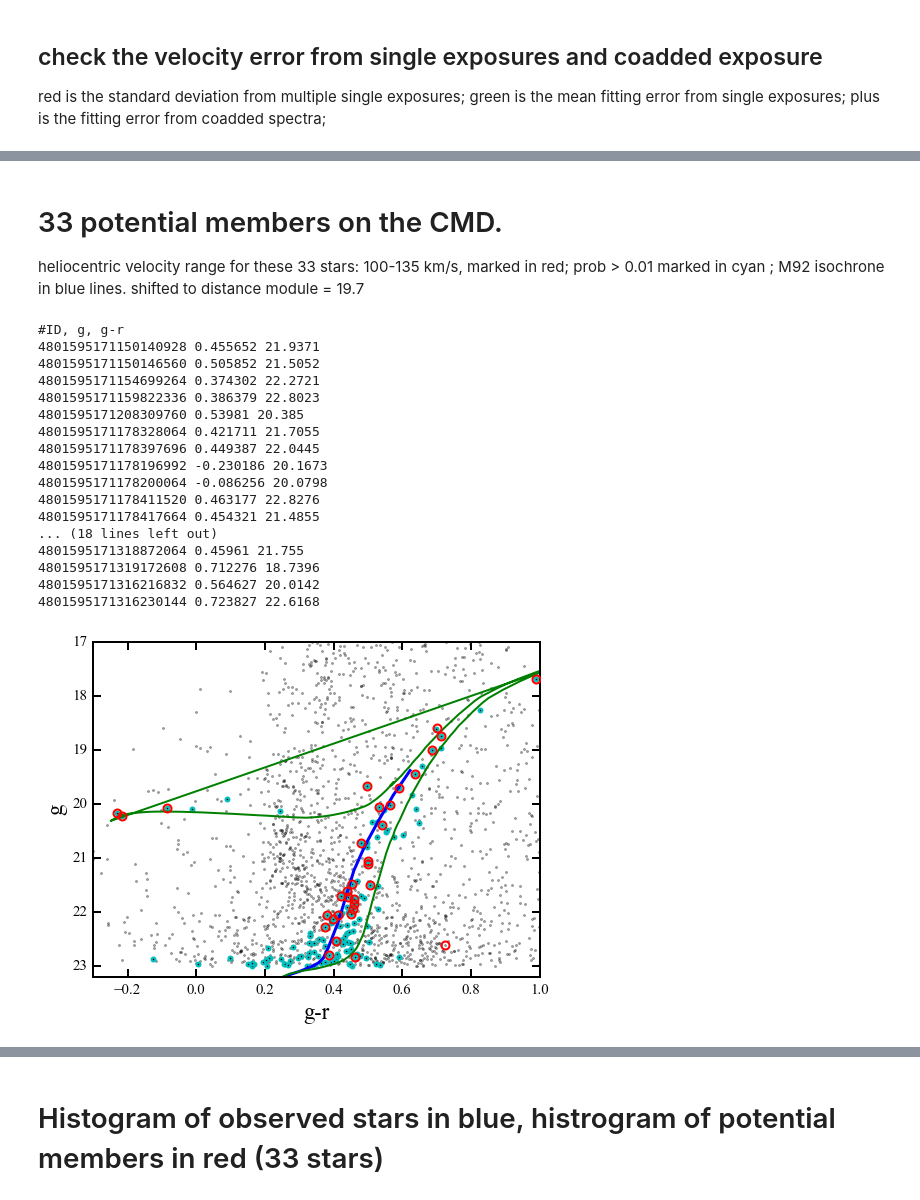
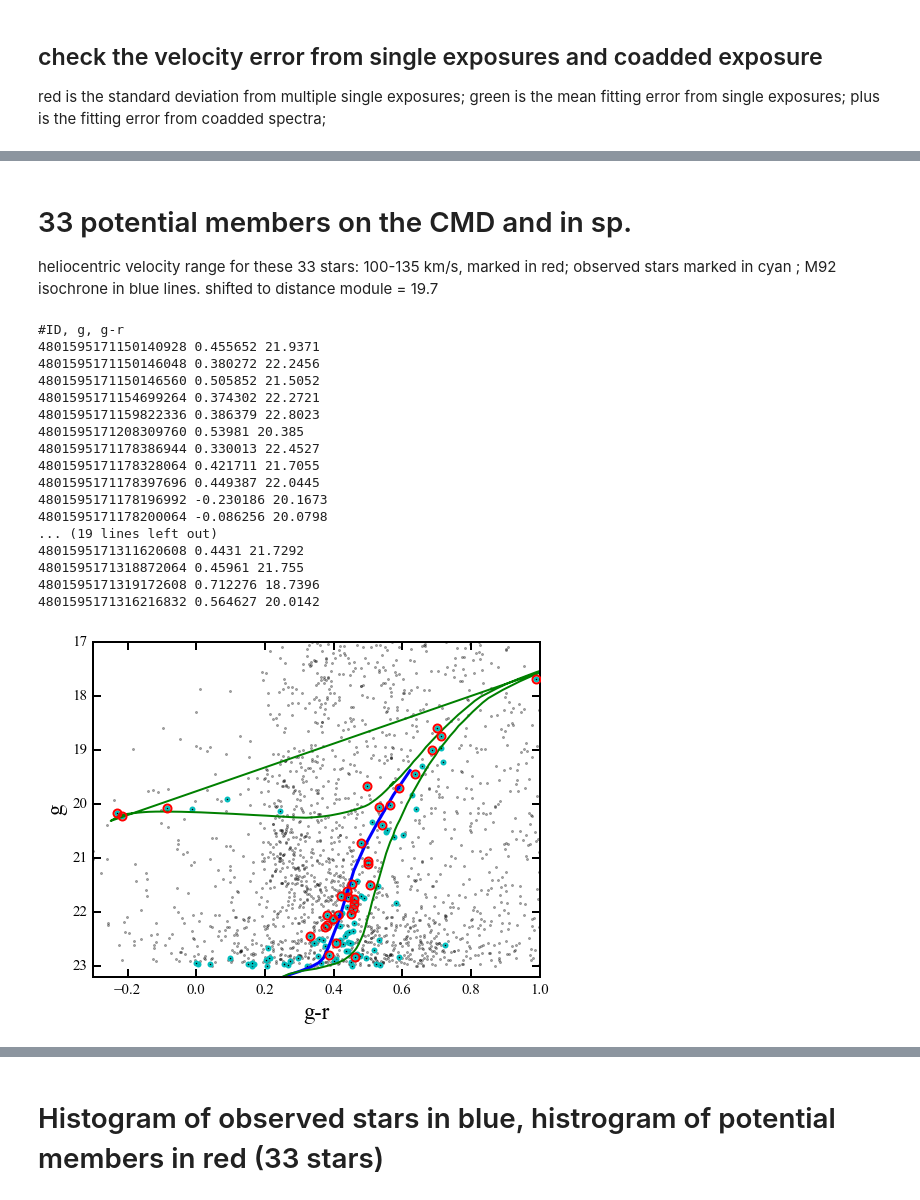
Before and after one commit to sazabi4/test, a Jupyter notebook: Hor_I_reduction_notes.ipynb, the cells around one changed output, grey strips where cells are left out. Saved outputs shown, nothing was run; the diff lists cells and outputs as text; code cells hidden in the pictures.

```diff
--- a/Hor_I_reduction_notes.ipynb
+++ b/Hor_I_reduction_notes.ipynb
@@ -192,8 +192,8 @@ for i in targetlist:
         b = temp.statistic - temp.minmax[0]
         c = temp.minmax[1] - temp.statistic
         #print a, b, c
-        plt.errorbar(np.sqrt(np.mean(rverrlist)**2+0.3**2), a, yerr = np.vstack((b,c)),marker='o',color='k')
-        #plt.plot(np.sqrt(np.mean(rverrlist)**2+0.**2), np.std(sigmaclip(rvlist,low=3, high=3)[0]),'+k',ms=10)
+        plt.errorbar(np.sqrt(np.mean(rverrlist)**2+0.**2), a, yerr = np.vstack((b,c)),marker='o',color='k')
+        #plt.plot(np.sqrt(np.mean(rverrlist)**2+0.36**2), np.std(sigmaclip(rvlist,low=3, high=3)[0]),'+k',ms=10)
         #plt.plot(np.mean(rverrlist), np.std(rvlist),'+k',ms=10)
     k += 1
 
@@ -234,7 +234,7 @@ for i in targetlist:
     plt.plot(maglist[k], np.median(rverrlist),'gd')
     k += 1
 
-master = np.genfromtxt('HorI_rv/HorI.txt', names=True, dtype=None)
+master = np.genfromtxt('HorI_rv/HorI_14exp_rv.txt', names=True, dtype=None)
 maglist = master['rmag']
 for i in targetlist:
     idx = master['catalog_id'] == i
@@ -251,17 +251,20 @@ plt.ylabel('$\sigma_v$ (km/s)')
 # %% [markdown]
-# 33 potential members on the CMD.
+# 33 potential members on the CMD and in sp.
 heliocentric velocity range for these 33 stars: 100-135 km/s, marked in red;
-prob > 0.01 marked in cyan ;
+observed stars marked in cyan ;
 M92 isochrone in blue lines. shifted to distance module = 19.7
 # %%
 import pyfits
 
 fileroot = '../files/'
-member = []
-for lines in file('memberlist'):
-    member.append(int(lines[:19]))
 
-#member = [4801595171178353664]
+memberlist = np.genfromtxt('HorI_member.txt', dtype=None, names=True)
+member = memberlist['catalog_id']
+#member = [4801595171311610880]
+
+targets = np.genfromtxt('HorI_rv/HorI_14exp_rv.txt', dtype=None, names=True)
+targets = targets['catalog_id']
+
 tbl = pyfits.open(fileroot+'horologium_i_mcmc_v3.fits')
 
 #blue
@@ -284,42 +287,47 @@ iso=np.loadtxt(fileroot+'bressan12_12gyr_m2.2_des.dat')
 
 plt.figure(figsize=[8,6])
 plt.plot(tbl[1].data['WAVG_MAG_PSF_G']-tbl[1].data['WAVG_MAG_PSF_R'],tbl[1].data['WAVG_MAG_PSF_G'],'o',mec='k',mew=1,color='k',alpha=0.3,markersize=2)
-mask = tbl[1].data['PROB'] > 0.01
-plt.plot(tbl[1].data['WAVG_MAG_PSF_G'][mask]-tbl[1].data['WAVG_MAG_PSF_R'][mask],tbl[1].data['WAVG_MAG_PSF_G'][mask],'o',mec='c',mew=4,color='k',alpha=1,markersize=2)
+
+for i in range(len(tbl[1].data['CATALOG_ID'])):
+    temp=tbl[1].data['CATALOG_ID'][i]
+    if any(temp == np.array(targets)):
+        plt.plot(tbl[1].data['WAVG_MAG_PSF_G'][i]-tbl[1].data['WAVG_MAG_PSF_R'][i],\
+             tbl[1].data['WAVG_MAG_PSF_G'][i],'o',mec='c',mew=4,color='k',alpha=1,markersize=2)
+
 
 print '#ID, g, g-r'
 for i in range(len(tbl[1].data['CATALOG_ID'])):
     temp=tbl[1].data['CATALOG_ID'][i]
     if any(temp == np.array(member)):
         print temp, tbl[1].data['WAVG_MAG_PSF_G'][i]-tbl[1].data['WAVG_MAG_PSF_R'][i], tbl[1].data['WAVG_MAG_PSF_G'][i]
         plt.plot(tbl[1].data['WAVG_MAG_PSF_G'][i]-tbl[1].data['WAVG_MAG_PSF_R'][i],\
              tbl[1].data['WAVG_MAG_PSF_G'][i],'o',mfc ='None', mec='r',mew=2,markersize=8,zorder=5)
 
 dm = 19.7
 plt.plot(des_g0_fiduc_m92-des_r0_fiduc_m92, des_g0_fiduc_m92-14.59+dm,lw=3,color = 'b')
 plt.plot(iso[:,9]-iso[:,10],iso[:,9]+dm, color='g',lw=2)
 
 plt.xlim(-0.3,1.)
 plt.ylim(23.2,17)
 plt.xlabel('g-r')
 plt.ylabel('g')
 plt.show()
 # %% [output]
 #ID, g, g-r
 4801595171150140928 0.455652 21.9371
+4801595171150146048 0.380272 22.2456
 4801595171150146560 0.505852 21.5052
 4801595171154699264 0.374302 22.2721
 4801595171159822336 0.386379 22.8023
 4801595171208309760 0.53981 20.385
+4801595171178386944 0.330013 22.4527
 4801595171178328064 0.421711 21.7055
 4801595171178397696 0.449387 22.0445
 4801595171178196992 -0.230186 20.1673
 4801595171178200064 -0.086256 20.0798
-4801595171178411520 0.463177 22.8276
-4801595171178417664 0.454321 21.4855
-... (18 lines left out)
+... (19 lines left out)
+4801595171311620608 0.4431 21.7292
 4801595171318872064 0.45961 21.755
 4801595171319172608 0.712276 18.7396
 4801595171316216832 0.564627 20.0142
-4801595171316230144 0.723827 22.6168
-[figure, old version]
+[figure, new version]
```
Also changed, not shown: parts of 12 cells of this notebook.
